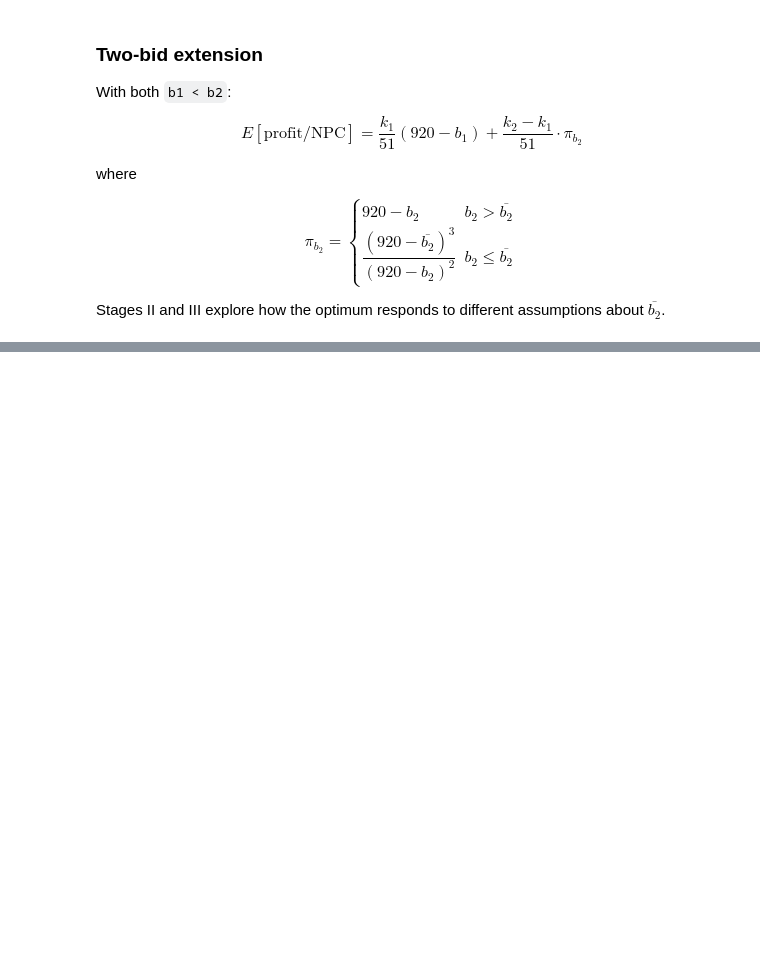
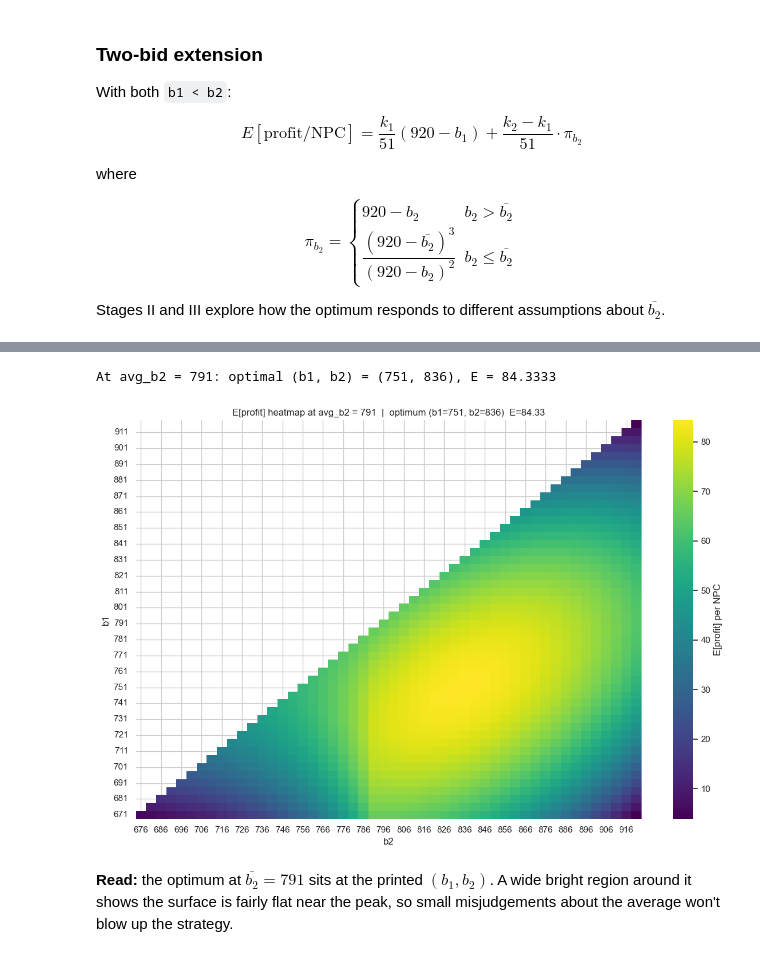
Before and after one commit to Sophbx/imc_prosperity4, a Jupyter notebook: Round3/Manual/manual_analysis.ipynb, the cells around one changed output, grey strips where cells are left out. Cells and saved outputs as stored; diff of their text form; code cells hidden in the pictures; blank space fills up the shorter version.

Commit message:
Round 3 manual: Stage II (grid search at fixed avg_b2)

```diff
--- a/Round3/Manual/manual_analysis.ipynb
+++ b/Round3/Manual/manual_analysis.ipynb
@@ -79,0 +91,44 @@ Stages II and III explore how the optimum responds to different assumptions abou
+# %%
+def expected_profit(b1, b2, avg_b2):
+    k1 = int((RESERVES < b1).sum())
+    k2 = int((RESERVES < b2).sum())
+    e_b1 = (k1 / N_RESERVES) * (SELL_PRICE - b1)
+    if b2 > avg_b2:
+        prof_b2 = SELL_PRICE - b2
+    else:
+        # b2 <= avg_b2: penalised
+        prof_b2 = (SELL_PRICE - b2) * ((SELL_PRICE - avg_b2) / (SELL_PRICE - b2)) ** 3
+    e_b2 = ((k2 - k1) / N_RESERVES) * prof_b2
+    return e_b1 + e_b2
+
+ASSUMED_AVG_B2 = 791
+
+records = []
+for b1 in B1_GRID:
+    for b2 in B1_GRID:
+        if b2 <= b1:
+            continue
+        records.append({
+            "b1": int(b1),
+            "b2": int(b2),
+            "E": expected_profit(int(b1), int(b2), ASSUMED_AVG_B2),
+        })
+sweep = pd.DataFrame(records)
+opt2 = sweep.loc[sweep["E"].idxmax()]
+print(f"At avg_b2 = {ASSUMED_AVG_B2}: optimal (b1, b2) = "
+      f"({int(opt2['b1'])}, {int(opt2['b2'])}), E = {opt2['E']:.4f}")
+
+heat = sweep.pivot(index="b1", columns="b2", values="E")
+fig, ax = plt.subplots(figsize=(12, 8))
+sns.heatmap(heat, ax=ax, cmap="viridis", cbar_kws={"label": "E[profit] per NPC"})
+ax.invert_yaxis()
+ax.set_title(f"E[profit] heatmap at avg_b2 = {ASSUMED_AVG_B2}  |  "
+             f"optimum (b1={int(opt2['b1'])}, b2={int(opt2['b2'])})  E={opt2['E']:.2f}")
+plt.tight_layout(); plt.show()
+# %% [output]
+At avg_b2 = 791: optimal (b1, b2) = (751, 836), E = 84.3333
+[figure, added]
+# %% [markdown]
+**Read:** the optimum at $\overline{b_2}=791$ sits at the printed $(b_1, b_2)$.
+A wide bright region around it shows the surface is fairly flat near the peak,
+so small misjudgements about the average won't blow up the strategy.
```
Also changed, not shown: parts of 1 cell of this notebook, 1 other file.
